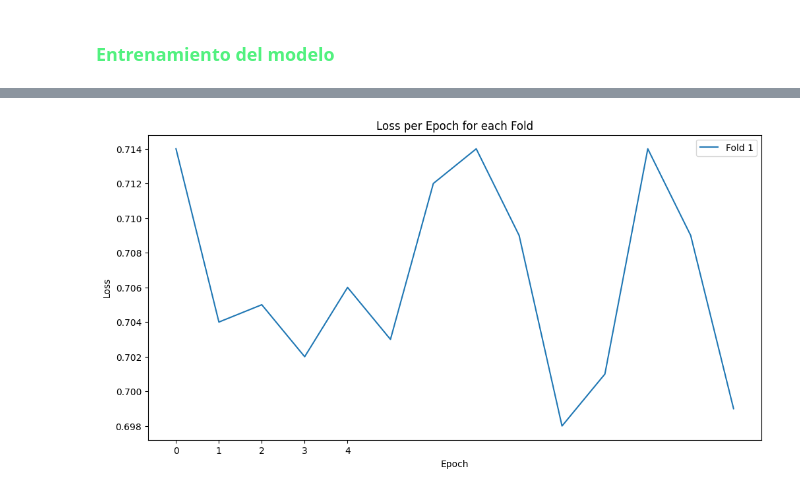
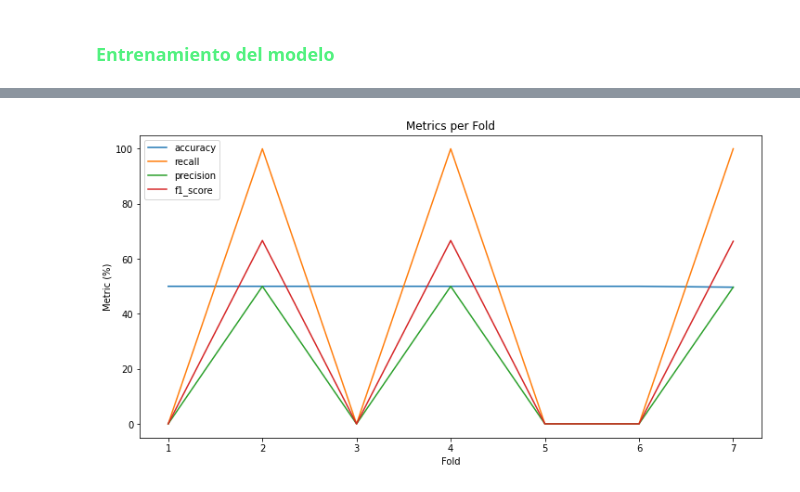
Before and after one commit to AndresFelipeMunozAguilar/Proyecto_Final_IA1_UIS, a Jupyter notebook: notebooks/3.02-gpr-deep-learning-classification.ipynb, the cells around one changed output, grey strips where cells are left out. Saved outputs shown, nothing was run; the diff lists cells and outputs as text; code cells hidden in the pictures.

```diff
--- a/notebooks/3.02-gpr-deep-learning-classification.ipynb
+++ b/notebooks/3.02-gpr-deep-learning-classification.ipynb
@@ -303,9 +300,9 @@ Salida: torch.Size([2, 2])
 ### <font color='#52F17F'>**Entrenamiento del modelo**</font>
 # %%
 # Hiperparametros
-LEARNING_RATE = 0.1
+LEARNING_RATE = 0.01
 DEVICE = "cuda" if torch.cuda.is_available() else "cpu"
-BATCH_SIZE = 2
+BATCH_SIZE = 8
 # %%
 # For fold results
 
@@ -525,23 +508,13 @@ plt.show()
-# %%
-# Plot loss per epoch
-plt.figure(figsize=(12, 6))
-for fold_losses in losses_per_epoch:
-    plt.plot(fold_losses[1:], label=f'Fold {losses_per_epoch.index(fold_losses) + 1}')
-plt.xlabel('Epoch')
-plt.ylabel('Loss')
-plt.title('Loss per Epoch for each Fold')
-plt.legend()
-# plt.savefig(f'{exp_path}/figures/a')
-plt.xticks([i for i in range(5)])
-plt.show()
-
-# Plot accuracy per fold
-# plt.figure(figsize=(12, 6))
-# plt.plot(range(1, groupk_folds + 1), accuracies_per_fold, marker='o')
-# plt.xlabel('Fold')
-# plt.ylabel('Accuracy (%)')
-# plt.title('Accuracy per Fold')
-# # plt.savefig(f'{exp_path}/figures/a')
-# plt.show()
-# %% [output]
-[figure, removed]
+# %%
+# Plot accuracy per fold
+plt.figure(figsize=(12, 6))
+for metric, values in results.items():
+  plt.plot(range(1, groupk_folds + 1), values, label=f'{metric}')
+plt.xlabel('Fold')
+plt.ylabel('Metric (%)')
+plt.title('Metrics per Fold')
+plt.legend()
+plt.savefig(f'{figures_exp_path}/metrics')
+plt.show()
+# %% [output]
+[figure, added]
```
Also changed, not shown: parts of 12 cells of this notebook, 7 other files.
